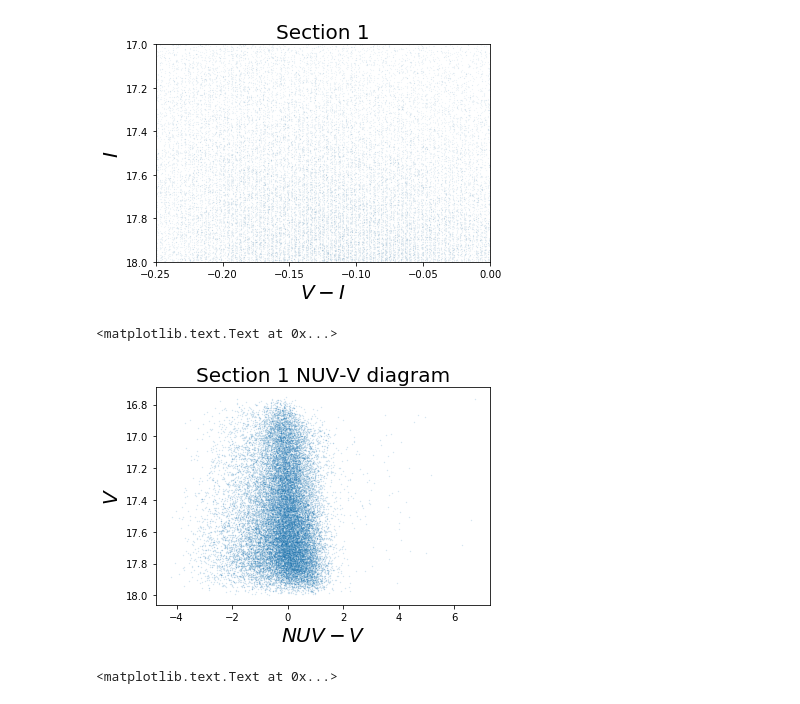
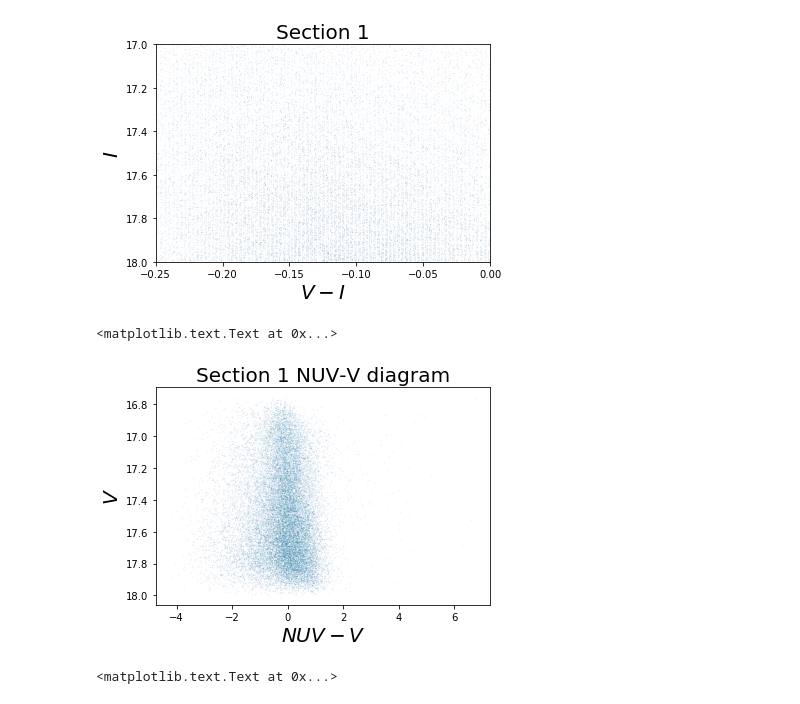
Before and after one commit to DouglasGrion/Red-Clump-Locations, a Jupyter notebook: Red-Clump-Location.ipynb, the cells around one changed output. Drawn from its saved outputs; the diff is of its cells as text; code cells hidden in the pictures.

```diff
--- a/Red-Clump-Location.ipynb
+++ b/Red-Clump-Location.ipynb
@@ -87,14 +87,14 @@ phot_table_1 = aperture_photometry(hdu[0], apertures_1)
 Flux_1 = phot_table_1['aperture_sum']
 NUV_magnitude_1 = -2.5*np.log10(Flux_1) + 20.08
 # %%
-plt.scatter(NUV_magnitude_1 - Vmag_1, Vmag_1, s=0.1,alpha=0.25)
+plt.scatter(NUV_magnitude_1 - Vmag_1, Vmag_1, s=0.03,alpha=0.2)
 plt.ylim(reversed(plt.ylim()))
 plt.xlabel("$NUV-V$", fontsize=20)
 plt.ylabel("$V$", fontsize=20)
 plt.title("Section 1 NUV-V diagram",fontsize=20)
 # %% [output]
 <matplotlib.text.Text at 0x...>
-[figure, old version]
+[figure, new version]
 # %%
 ##---------------------------------SECTION 2---------------------------------------##
 plt.scatter(catalog["Vmag"] - catalog["Imag"], catalog["Imag"], s=0.1,alpha=0.25)
```
Also changed, not shown: parts of 2 cells of this notebook.
